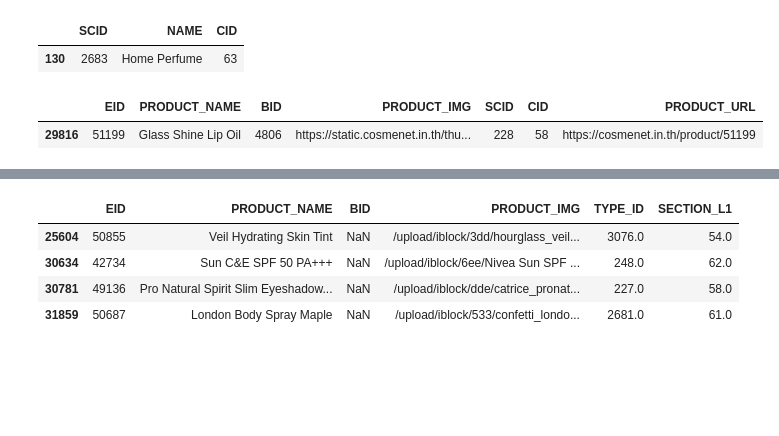
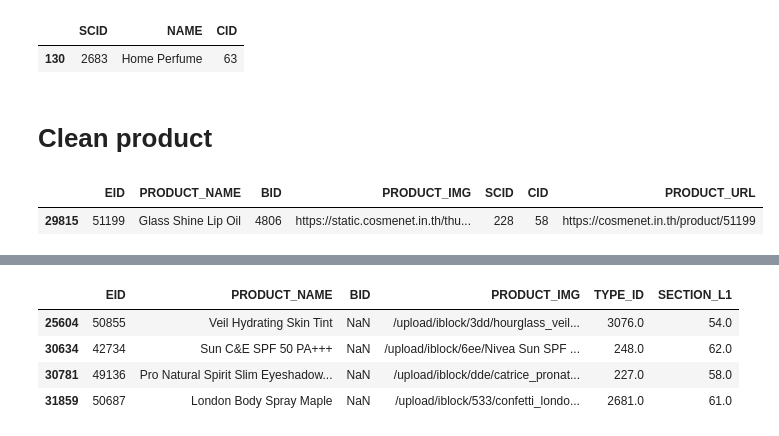
Before and after one commit to suthipongg/Similarity_model, a Jupyter notebook: push_real_data_scanner.ipynb, the cells around one changed output, grey strips where cells are left out. Cells and saved outputs as stored; diff of their text form; code cells hidden in the pictures; blank space fills up the shorter version.

```diff
--- a/push_real_data_scanner.ipynb
+++ b/push_real_data_scanner.ipynb
@@ -19,7 +24,7 @@ brand_df_clean['BRAND_IMG'] = brand_df_clean['BRAND_IMG'].apply(lambda x: x.stri
 
 brand_duplicate_unique = brand_df_clean[brand_df_clean['BRAND_NAME'].duplicated()].sort_values(by='BRAND_NAME')['BRAND_NAME'].unique()
 brand_duplicate = brand_df_clean[brand_df_clean['BRAND_NAME'].isin(brand_duplicate_unique)].drop(['BRAND_IMG'], axis=1)\
-    .sort_values(['BRAND_NAME', 'BID'])
+    .sort_values(['BRAND_NAME', 'BID'])[['BID', 'BRAND_NAME']]
 # drop duplicate brand name
 bid_dub_index = brand_df_clean[brand_df_clean['BID'].isin(brand_duplicate['BID'])].index
 brand_df_clean.drop(bid_dub_index, inplace=True)
@@ -72,6 +79,8 @@ subcategory_df_clean.tail(1)
 # %% [output]
 |  | SCID | NAME | CID |
 | 130 | 2683 | Home Perfume | 63 |
+# %% [markdown]
+# Clean product
 # %%
 # cut product not active
 product_df_clean = product_df.drop(product_df[(product_df['ACTIVE'] != 'Y')].index)
@@ -94,36 +103,36 @@ product_CID = product_df_clean[product_df_clean['TYPE_ID'].isin(category_df_clea
 product_df_clean.loc[product_CID.index, ['SECTION_L1']] = product_CID['TYPE_ID'].values
 product_df_clean.loc[product_CID.index, ['TYPE_ID']] = -1
 # product no data
 product_df_SCID_not_provided = product_df_clean[product_df_clean['TYPE_ID'] == -1]
 product_df_BID_not_provided = product_df_clean[product_df_clean['BID'].isna()]
 # fill value brand
 product_df_clean.loc[product_df_BID_not_provided.index, ['BID']] = -1
-# drop
-product_df_clean.drop(product_df_SCID_not_provided.index, inplace=True)
-product_df_clean.drop(product_df_BID_not_provided.index, inplace=True)
 # covert type
 product_df_clean = product_df_clean.astype({'TYPE_ID': 'int64', 'BID': 'int64', 'SECTION_L1': 'int64'})
 # product name duplicate check
 product_duplicate = product_df_clean[product_df_clean.duplicated(subset=['PRODUCT_NAME','BID'], keep=False)]\
     .sort_values(['PRODUCT_NAME', 'EID'])
 product_duplicate_unique = product_duplicate['PRODUCT_NAME'].unique()
 product_duplicate_unique.sort()
-# drop product name and brand duplicate
-product_df_clean.drop(product_duplicate.index, inplace=True)
 # product brand duplicate check
 product_brand_duplicate = product_df_clean[product_df_clean['BID'].isin(brand_duplicate['BID'])]
+# drop
+product_df_clean.drop(product_df_SCID_not_provided.index, inplace=True)
+product_df_clean.drop(product_df_BID_not_provided.index, inplace=True)
 # drop product brand duplicate
 product_df_clean.drop(product_brand_duplicate.index, inplace=True)
+# drop product name and brand duplicate
+product_df_clean.drop(product_df_clean[product_df_clean.index.isin(product_duplicate.index)].index, inplace=True)
 
 product_df_clean.columns = ['EID', 'PRODUCT_NAME', 'BID', 'PRODUCT_IMG', 'SCID', 'CID']
 
 product_df_clean.reset_index(drop=True, inplace=True)
 product_img_head = 'https://static.cosmenet.in.th/thumbnail'
 product_df_clean['PRODUCT_IMG'] = product_df_clean['PRODUCT_IMG'].apply(lambda x: product_img_head + x if not pd.isna(x) else url_404)
 product_url = 'https://cosmenet.in.th/product/'
 product_df_clean['PRODUCT_URL'] = product_df_clean['EID'].apply(lambda x: product_url + str(x))
 
 product_df_clean.tail(1)
 # %% [output]
 |  | EID | PRODUCT_NAME | BID | PRODUCT_IMG | SCID | CID | PRODUCT_URL |
-| 29816 | 51199 | Glass Shine Lip Oil | 4806 | https://static.cosmenet.in.th/thu... | 228 | 58 | https://cosmenet.in.th/product/51199 |
+| 29815 | 51199 | Glass Shine Lip Oil | 4806 | https://static.cosmenet.in.th/thu... | 228 | 58 | https://cosmenet.in.th/product/51199 |
```
Also changed, not shown: parts of 29 cells of this notebook.
